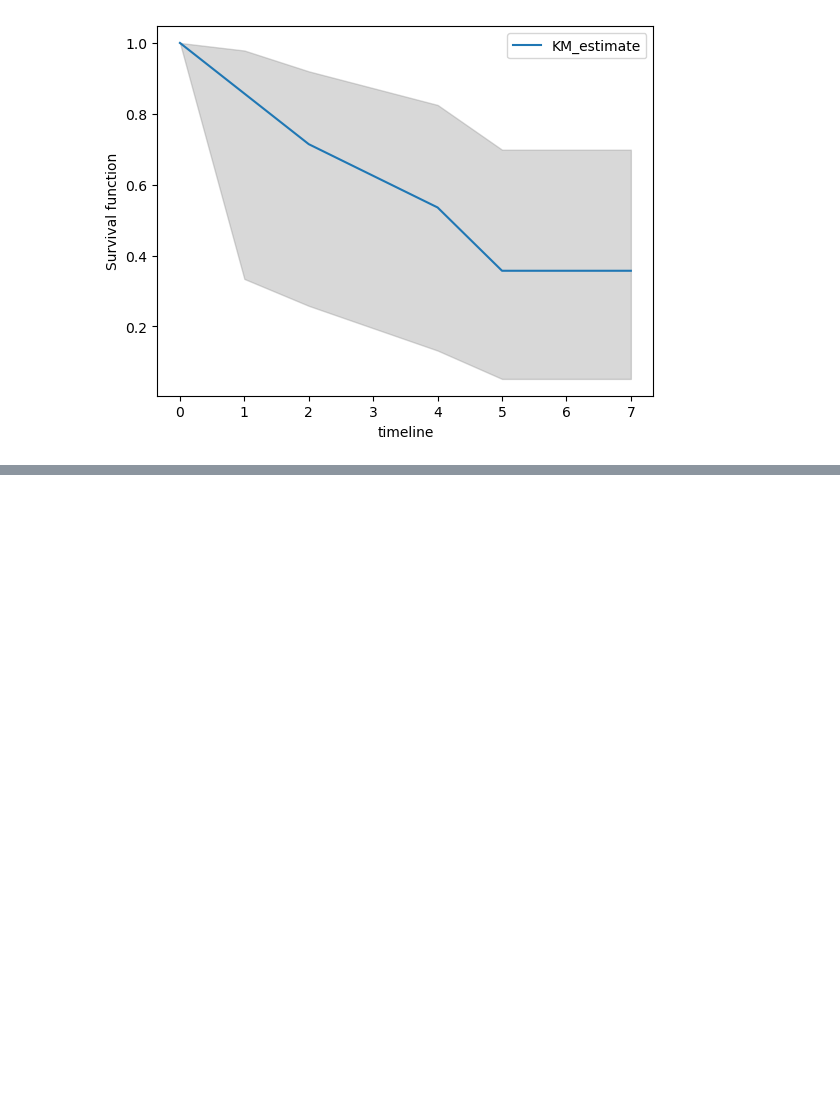
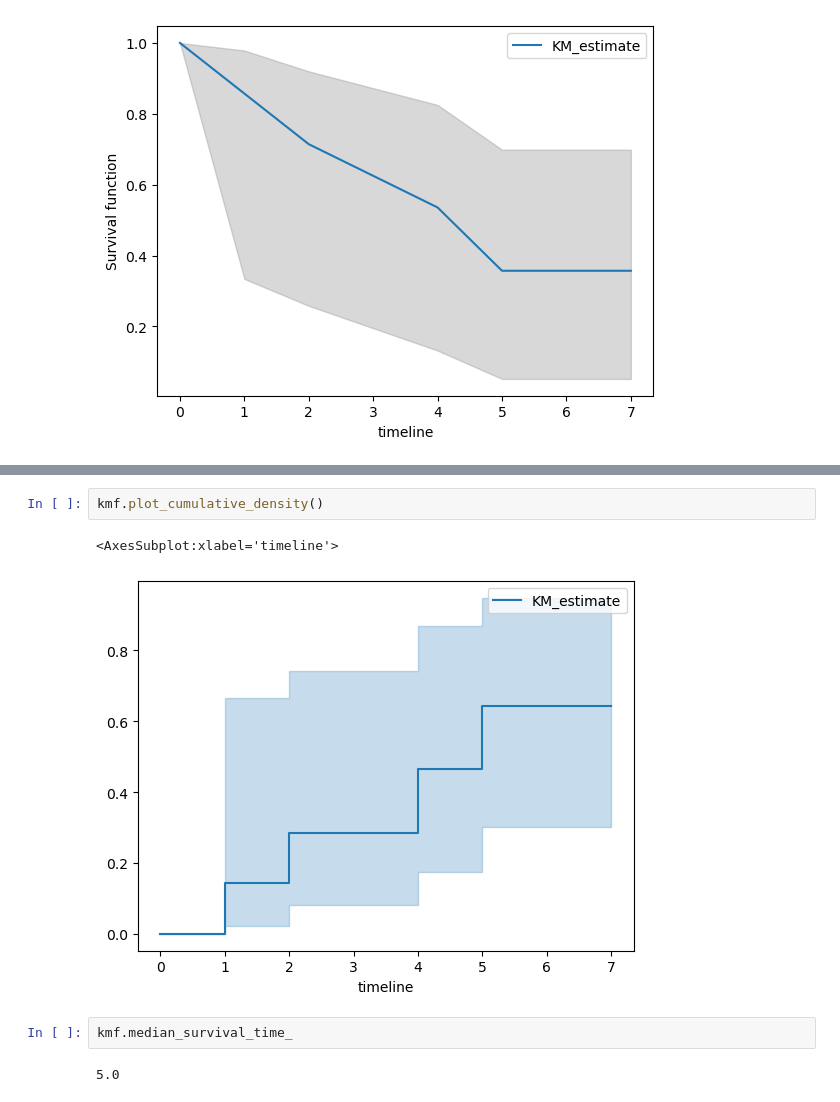
Before and after one commit to skadudd/adDev, a Jupyter notebook: DA_study/ml_basic/survivor_KM.ipynb, the cells around one changed output, grey strips where cells are left out. Drawn from its saved outputs; the diff is of its cells as text; blank space fills up the shorter version.

```diff
--- a/DA_study/ml_basic/survivor_KM.ipynb
+++ b/DA_study/ml_basic/survivor_KM.ipynb
@@ -250,0 +260,9 @@ Text(0, 0.5, 'Survival function')
+# %%
+kmf.plot_cumulative_density()
+# %% [output]
+<AxesSubplot:xlabel='timeline'>
+[figure, added]
+# %%
+kmf.median_survival_time_
+# %% [output]
+5.0
```
Also changed, not shown: parts of 2 cells of this notebook, 4 other files.
